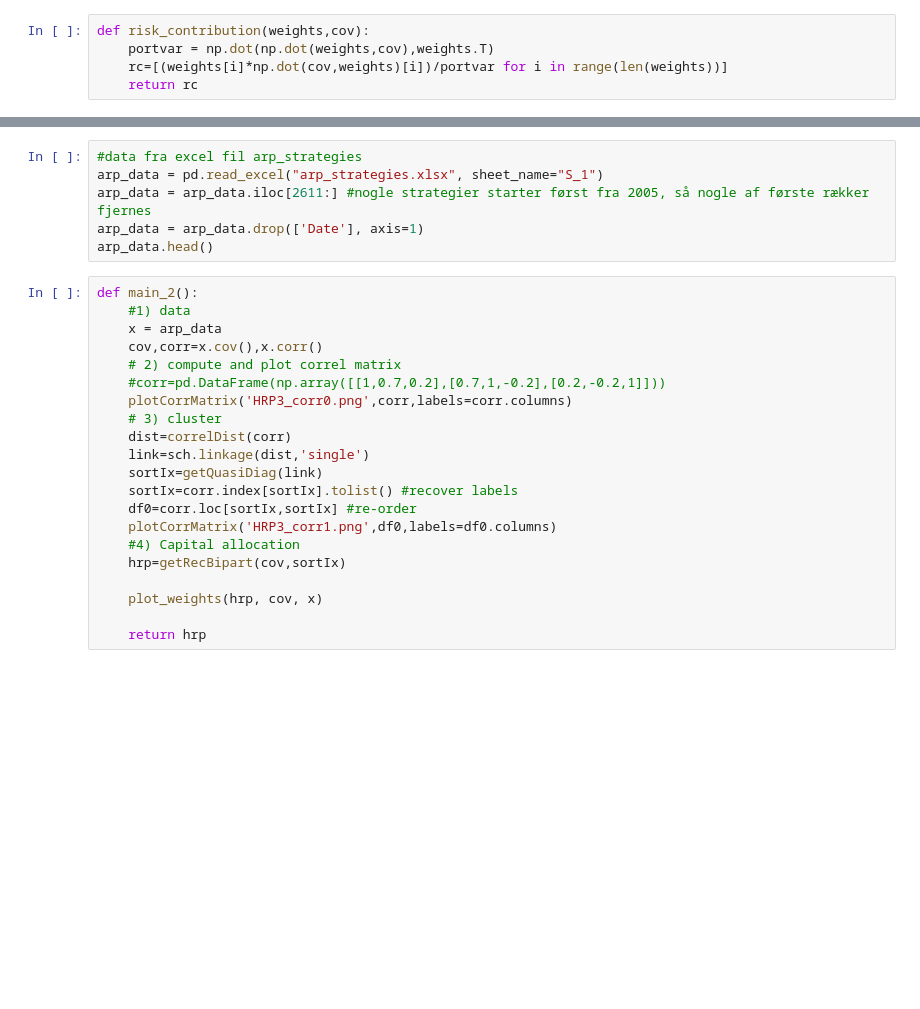
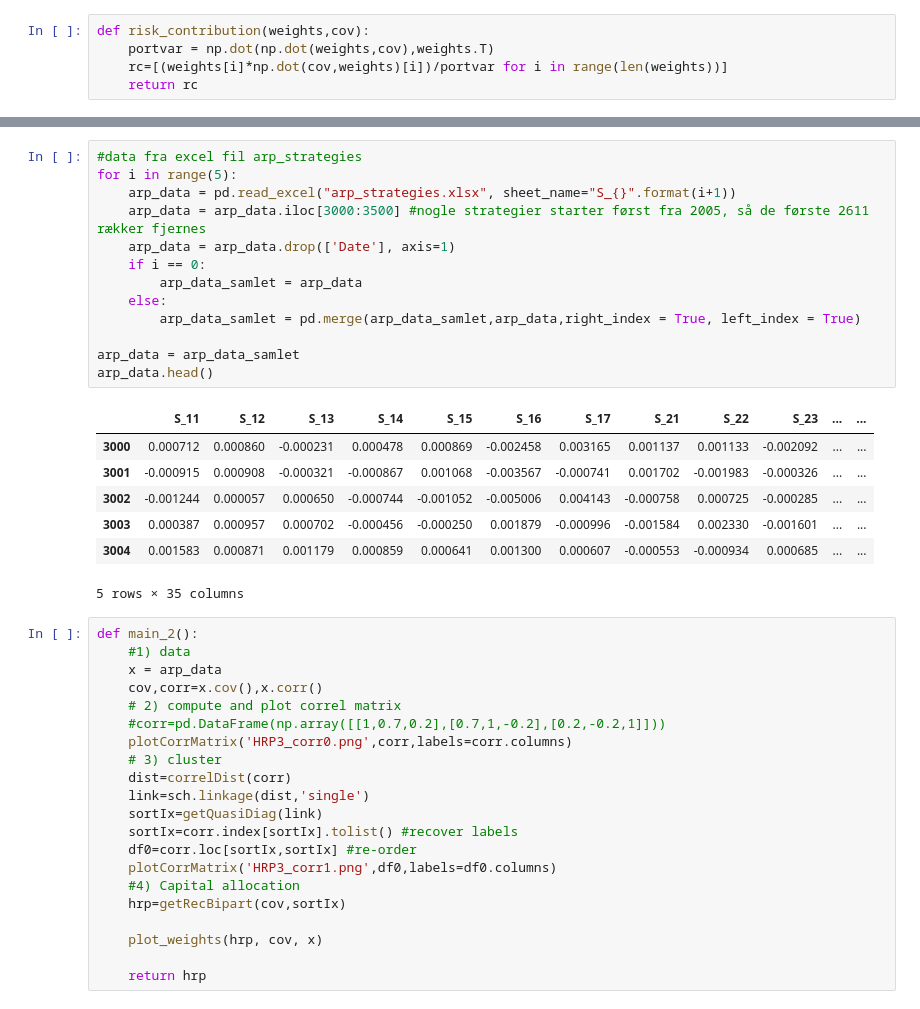
Before and after one commit to Buschardt/Bachelor_Projekt, a Jupyter notebook: Bachelor Projekt Kode.ipynb, the cells around one changed output, grey strips where cells are left out. Saved outputs shown, nothing was run; the diff lists cells and outputs as text; blank space fills up the shorter version.

```diff
--- a/Bachelor Projekt Kode.ipynb
+++ b/Bachelor Projekt Kode.ipynb
@@ -299,9 +322,24 @@ main()
 # %%
 #data fra excel fil arp_strategies
-arp_data = pd.read_excel("arp_strategies.xlsx", sheet_name="S_1")
-arp_data = arp_data.iloc[2611:] #nogle strategier starter først fra 2005, så nogle af første rækker fjernes
-arp_data = arp_data.drop(['Date'], axis=1)
+for i in range(5):
+    arp_data = pd.read_excel("arp_strategies.xlsx", sheet_name="S_{}".format(i+1))
+    arp_data = arp_data.iloc[3000:3500] #nogle strategier starter først fra 2005, så de første 2611 rækker fjernes
+    arp_data = arp_data.drop(['Date'], axis=1)
+    if i == 0:
+        arp_data_samlet = arp_data
+    else:
+        arp_data_samlet = pd.merge(arp_data_samlet,arp_data,right_index = True, left_index = True)
+
+arp_data = arp_data_samlet
 arp_data.head()
+# %% [output]
+|  | S_11 | S_12 | S_13 | S_14 | S_15 | S_16 | S_17 | S_21 | S_22 | S_23 | ... | ... |
+| 3000 | 0.000712 | 0.000860 | -0.000231 | 0.000478 | 0.000869 | -0.002458 | 0.003165 | 0.001137 | 0.001133 | -0.002092 | ... | ... |
+| 3001 | -0.000915 | 0.000908 | -0.000321 | -0.000867 | 0.001068 | -0.003567 | -0.000741 | 0.001702 | -0.001983 | -0.000326 | ... | ... |
+| 3002 | -0.001244 | 0.000057 | 0.000650 | -0.000744 | -0.001052 | -0.005006 | 0.004143 | -0.000758 | 0.000725 | -0.000285 | ... | ... |
+| 3003 | 0.000387 | 0.000957 | 0.000702 | -0.000456 | -0.000250 | 0.001879 | -0.000996 | -0.001584 | 0.002330 | -0.001601 | ... | ... |
+| 3004 | 0.001583 | 0.000871 | 0.001179 | 0.000859 | 0.000641 | 0.001300 | 0.000607 | -0.000553 | -0.000934 | 0.000685 | ... | ... |
+5 rows × 35 columns
 # %%
 def main_2():
     #1) data
```
Also changed, not shown: parts of 3 cells of this notebook, 2 other files.
